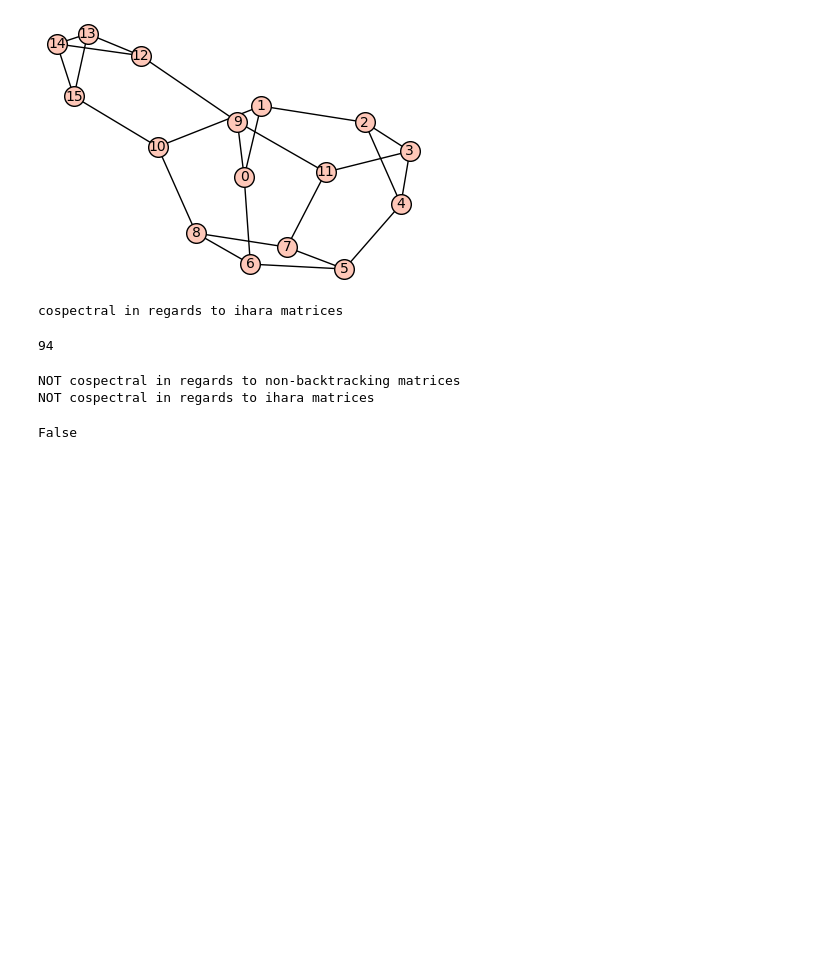
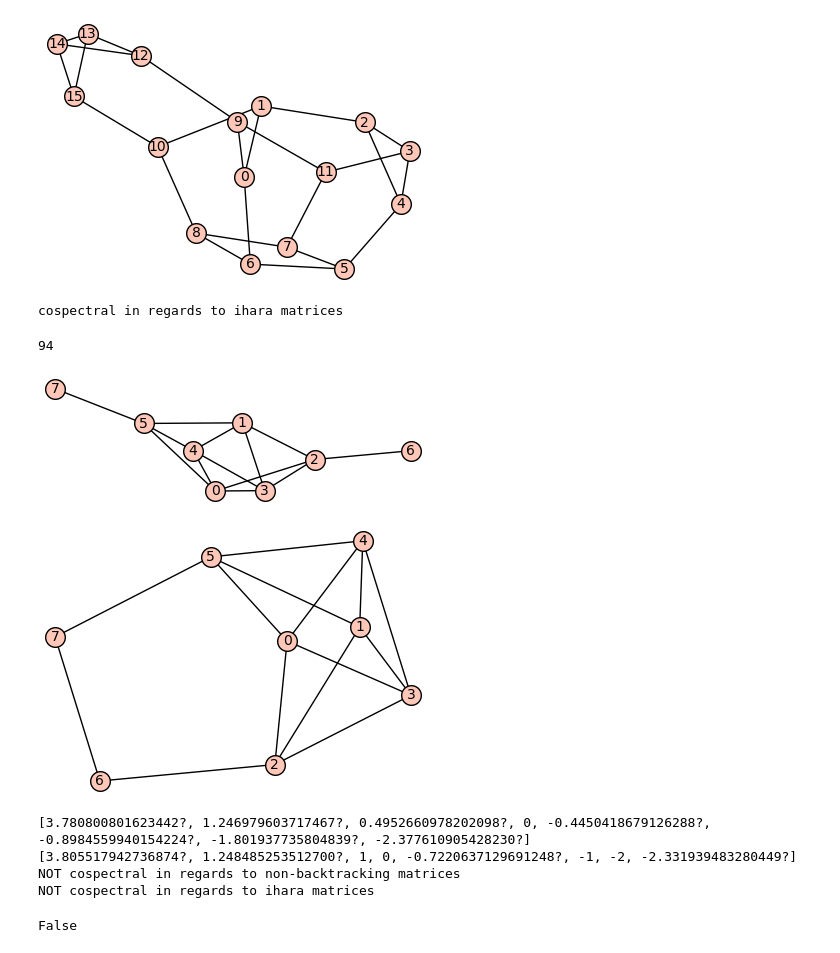
Before and after one commit to davizacheu/Spectral-Graph-Theory-Research, a Jupyter notebook: NB_Functions.ipynb, the cells around one changed output. Saved outputs shown, nothing was run; the diff lists cells and outputs as text; code cells hidden in the pictures; blank space fills up the shorter version.

```diff
--- a/NB_Functions.ipynb
+++ b/NB_Functions.ipynb
@@ -393,10 +404,18 @@ len(list(gen))
 # %%
 g1 = {0:[2,3,4,5], 1:[2,3,4,5], 2:[3,6], 3:[4], 5:[4,7]}
 g1 = Graph(g1)
+show(g1)
 g2 = {0:[2,3,4,5], 1:[2,3,4,5], 2:[3,6], 3:[4], 5:[4,7], 6:[7]}
 g2 = Graph(g2)
+show(g2)
+print(g1.spectrum())
+print(g2.spectrum())
 are_cospectral(g1,g2)
 # %% [output]
+[figure, added]
+[figure, added]
+[3.780800801623442?, 1.246979603717467?, 0.4952660978202098?, 0, -0.4450418679126288?, -0.8984559940154224?, -1.801937735804839?, -2.377610905428230?]
+[3.805517942736874?, 1.248485253512700?, 1, 0, -0.7220637129691248?, -1, -2, -2.331939483280449?]
 NOT cospectral in regards to non-backtracking matrices
 NOT cospectral in regards to ihara matrices
 # %%
```
Also changed, not shown: parts of 1 cell of this notebook.
